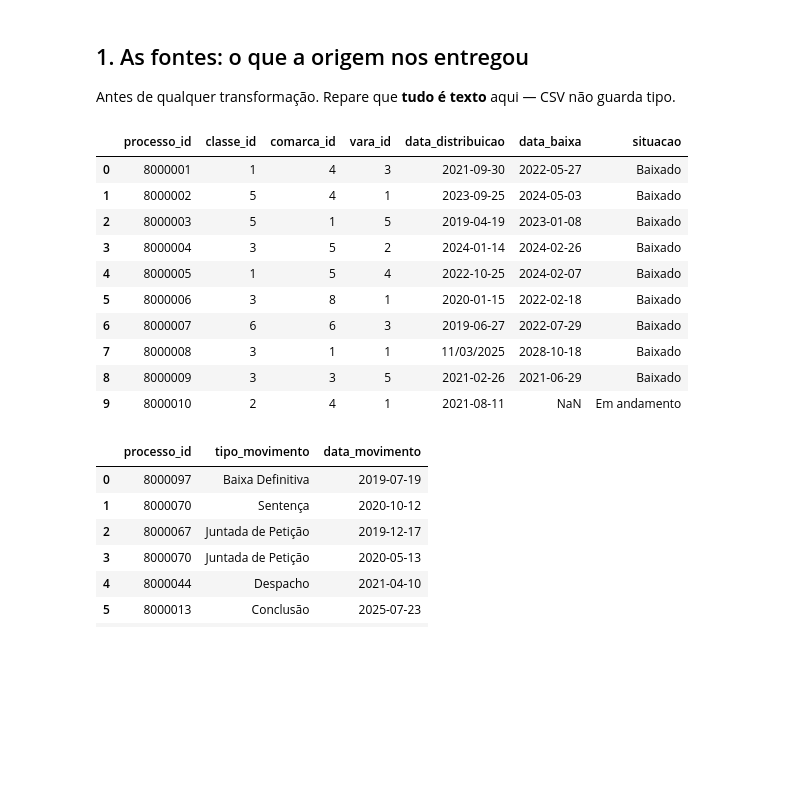
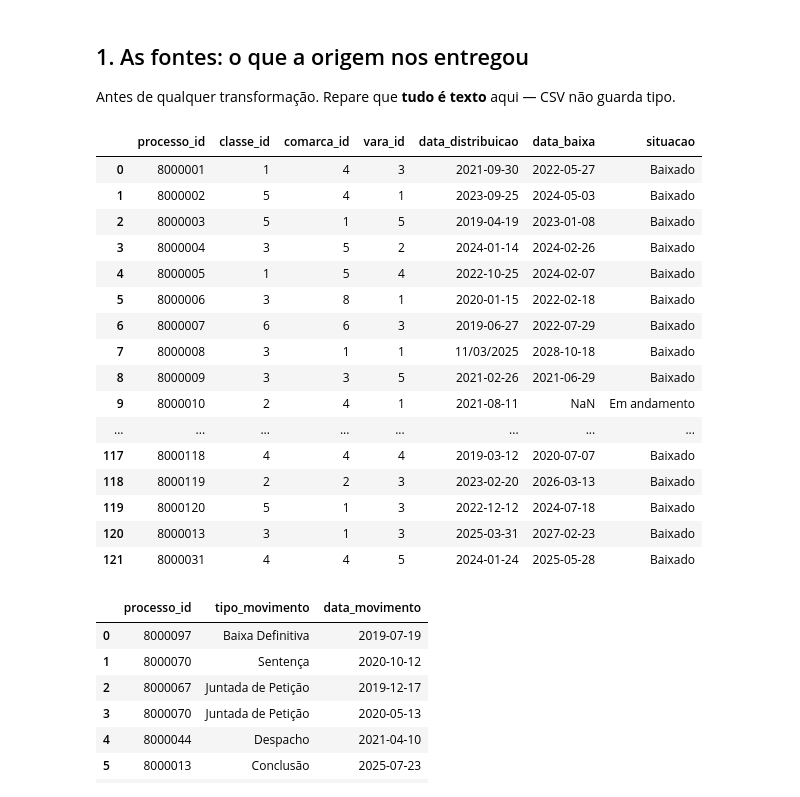
Before and after one commit to vanborges/data-pipeline-poc, a Jupyter notebook: notebooks/exploracao.ipynb, the cells around one changed output. Drawn from its saved outputs; the diff is of its cells as text; code cells hidden in the pictures; blank space fills up the shorter version.

Commit message:
docs(notebook): exibir todas as linhas e colunas

```diff
--- a/notebooks/exploracao.ipynb
+++ b/notebooks/exploracao.ipynb
@@ -23,6 +23,12 @@ print("Raiz do projeto:", RAIZ)
 con = duckdb.connect()          # DuckDB em memória: só para consultar arquivos
 con.execute(f"set file_search_path='{RAIZ}'")
 
+# Por padrão o pandas TRUNCA a exibição (mostra "..." no meio).
+# Aqui pedimos para mostrar tudo — a PoC tem no máximo 408 linhas.
+pd.set_option("display.max_rows", None)      # todas as linhas
+pd.set_option("display.max_columns", None)   # todas as colunas
+pd.set_option("display.width", None)         # sem quebra de largura
+
 def q(sql):
     """Executa SQL e devolve um DataFrame (renderiza bonito no notebook)."""
     return con.execute(sql).df()
@@ -33,19 +39,25 @@ Raiz do projeto: /Users/vanessaborges/dev_repo/poc-residencia/data-pipeline-poc
 
 Antes de qualquer transformação. Repare que **tudo é texto** aqui — CSV não guarda tipo.
 # %%
-q("select * from 'data/raw/processos.csv' limit 10")
+q("select * from 'data/raw/processos.csv'")
 # %% [output]
 |  | processo_id | classe_id | comarca_id | vara_id | data_distribuicao | data_baixa | situacao |
 | 0 | 8000001 | 1 | 4 | 3 | 2021-09-30 | 2022-05-27 | Baixado |
 | 1 | 8000002 | 5 | 4 | 1 | 2023-09-25 | 2024-05-03 | Baixado |
 | 2 | 8000003 | 5 | 1 | 5 | 2019-04-19 | 2023-01-08 | Baixado |
 | 3 | 8000004 | 3 | 5 | 2 | 2024-01-14 | 2024-02-26 | Baixado |
 | 4 | 8000005 | 1 | 5 | 4 | 2022-10-25 | 2024-02-07 | Baixado |
 | 5 | 8000006 | 3 | 8 | 1 | 2020-01-15 | 2022-02-18 | Baixado |
 | 6 | 8000007 | 6 | 6 | 3 | 2019-06-27 | 2022-07-29 | Baixado |
 | 7 | 8000008 | 3 | 1 | 1 | 11/03/2025 | 2028-10-18 | Baixado |
 | 8 | 8000009 | 3 | 3 | 5 | 2021-02-26 | 2021-06-29 | Baixado |
 | 9 | 8000010 | 2 | 4 | 1 | 2021-08-11 | NaN | Em andamento |
+| ... | ... | ... | ... | ... | ... | ... | ... |
+| 117 | 8000118 | 4 | 4 | 4 | 2019-03-12 | 2020-07-07 | Baixado |
+| 118 | 8000119 | 2 | 2 | 3 | 2023-02-20 | 2026-03-13 | Baixado |
+| 119 | 8000120 | 5 | 1 | 3 | 2022-12-12 | 2024-07-18 | Baixado |
+| 120 | 8000013 | 3 | 1 | 3 | 2025-03-31 | 2027-02-23 | Baixado |
+| 121 | 8000031 | 4 | 4 | 5 | 2024-01-24 | 2025-05-28 | Baixado |
 # %%
 # o JSON de movimentações
 q("select * from 'data/raw/movimentacoes.json' limit 10")
```
